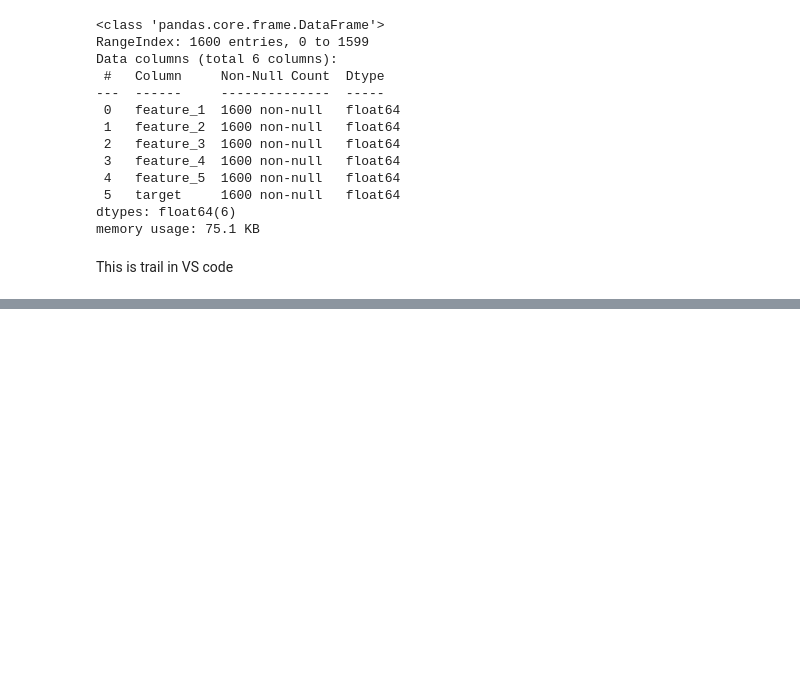
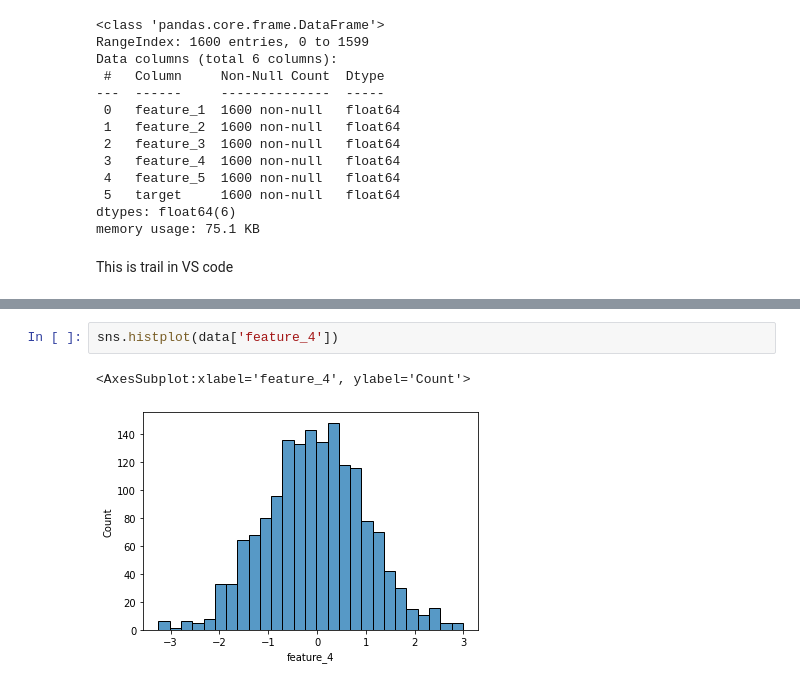
Before and after one commit to sakoutarora/Air-Quality-prediction, a Jupyter notebook: airpollution.ipynb, the cells around one changed output, grey strips where cells are left out. Drawn from its saved outputs; the diff is of its cells as text; blank space fills up the shorter version.

```diff
--- a/airpollution.ipynb
+++ b/airpollution.ipynb
@@ -81,0 +83,5 @@ Requirement already satisfied: six>=1.5 in c:\users\saksh\appdata\local\packages
+# %%
+sns.histplot(data['feature_4'])
+# %% [output]
+<AxesSubplot:xlabel='feature_4', ylabel='Count'>
+[figure, added]
```
Also changed, not shown: parts of 23 cells of this notebook, 1 other file.
